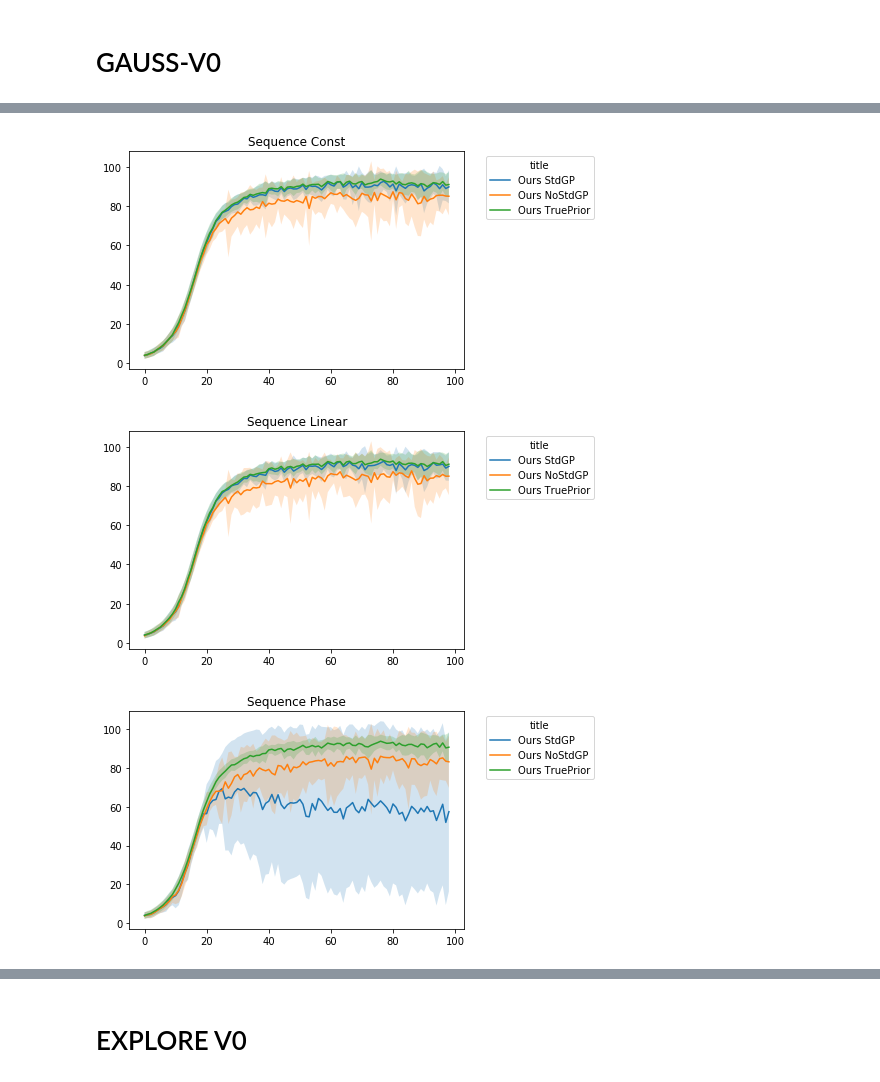
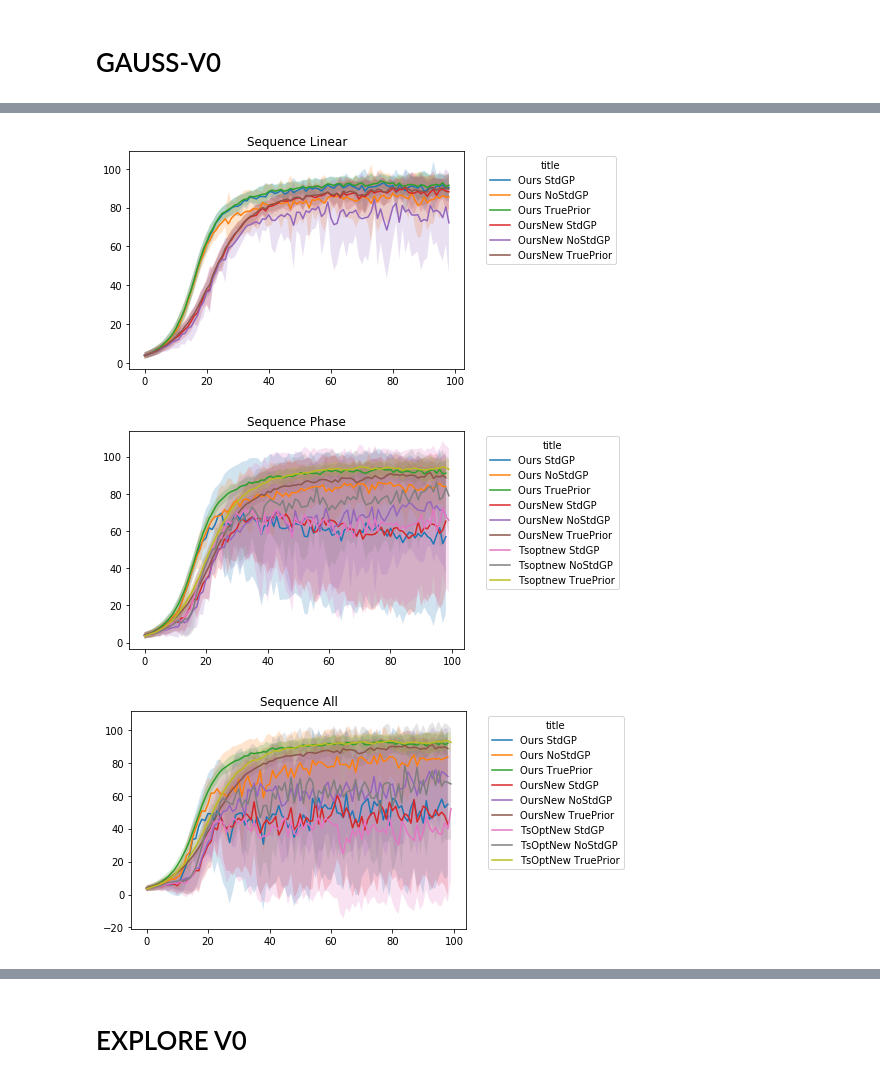
Before and after one commit to riccardopoiani/trio-non-stationary-meta-rl, a Jupyter notebook: notebooks/view_results.ipynb, the cells around one changed output, grey strips where cells are left out. Cells and saved outputs as stored; diff of their text form; code cells hidden in the pictures.

Commit message:
Fix rl2, add train and test scripts, add plots

```diff
--- a/notebooks/view_results.ipynb
+++ b/notebooks/view_results.ipynb
@@ -383,36 +429,41 @@ view_tracking("../result/gaussfinal/ours/", prior_sequences)
 # %%
-files = ["../result/gaussfinal/ours/"]
+files = ["../result/gauss_final/ours/",
+        "../result/gauss_final/oursnew/"]
 
-labels = ['Ours']
+labels = ['Ours', 'OursNew']
 
 plot_test_seq(files,
-              seq_idx=0,
-              has_mode_list=[True],
+              seq_idx=1,
+              has_mode_list=[True, True],
               label_list=labels,
-              seqname='Const')
+              seqname='Linear')
 # %% [output]
-[figure, old version]
+[figure, new version]
 # %%
-files = ["../result/gaussfinal/ours/"]
+files = ["../result/gauss_final/ours/",
+        "../result/gauss_final/oursnew/",
+        "../result/gauss_final/tsoptnew/"]
 
-labels = ['Ours']
+labels = ['Ours', 'OursNew','Tsoptnew']
 
 plot_test_seq(files,
-              seq_idx=1,
-              has_mode_list=[True],
+              seq_idx=2,
+              has_mode_list=[True, True,True],
               label_list=labels,
-              seqname='Linear')
+              seqname='Phase')
 # %% [output]
-[figure, old version]
+[figure, new version]
 # %%
-files = ["../result/gaussfinal/ours/"]
+files = ["../result/gauss_final/ours/",
+        "../result/gauss_final/oursnew/",
+        '../result/gauss_final/tsoptnew/']
 
-labels = ['Ours']
+labels = ['Ours', 'OursNew','TsOptNew']
 
 plot_test_seq(files,
-              seq_idx=2,
-              has_mode_list=[True],
+              seq_idx=3,
+              has_mode_list=[True, True,True],
               label_list=labels,
-              seqname='Phase')
+              seqname='All')
 # %% [output]
-[figure, old version]
+[figure, new version]
```
Also changed, not shown: parts of 26 cells of this notebook, 47 other files.
